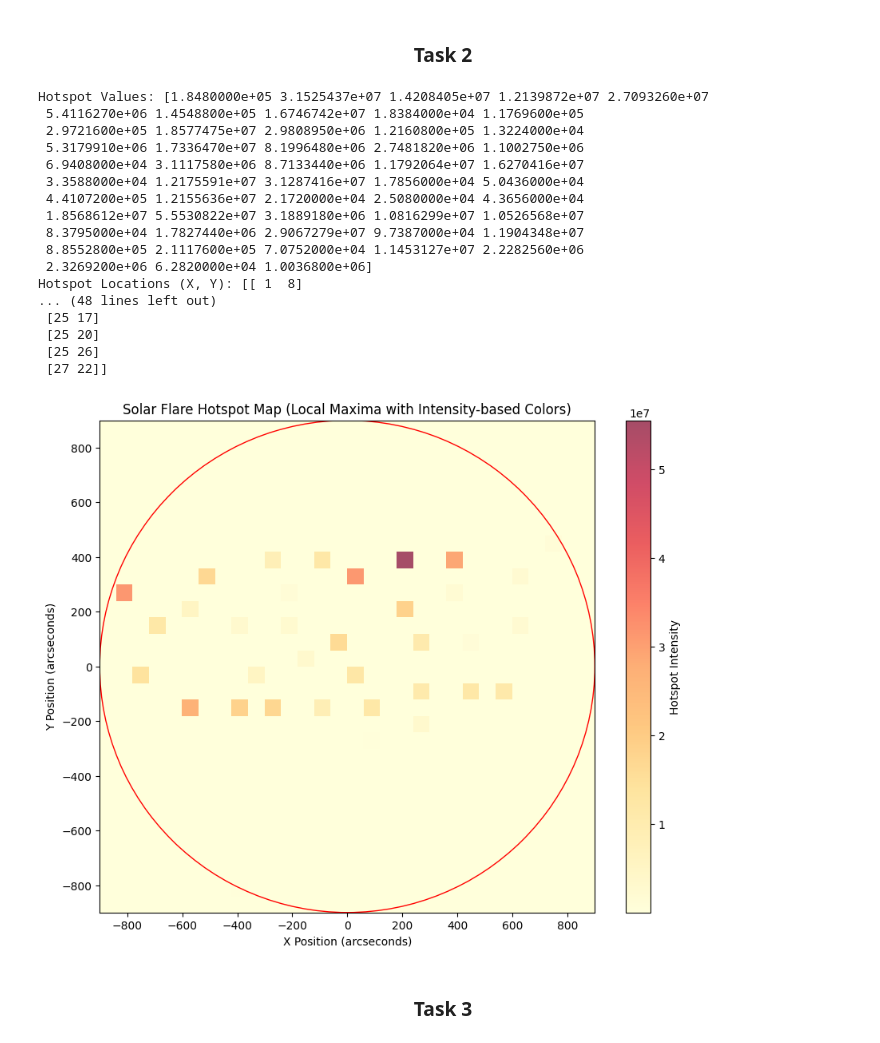
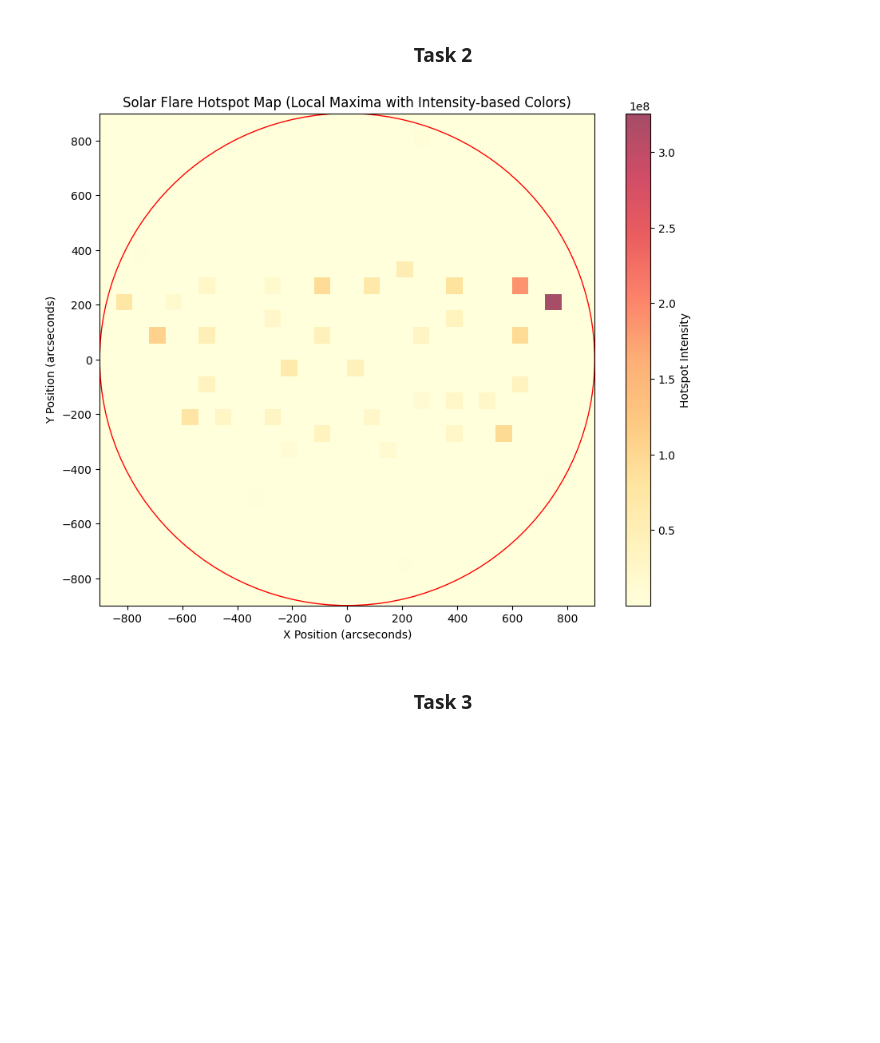
Before and after one commit to stphl/COSC3337-SolarFlaresProject, a Jupyter notebook: #2_Group_Group_Project.ipynb, the cells around one changed output. Drawn from its saved outputs; the diff is of its cells as text; code cells hidden in the pictures; blank space fills up the shorter version.

Commit message:
hotspot algorithm

```diff
--- a/#2_Group_Group_Project.ipynb
+++ b/#2_Group_Group_Project.ipynb
@@ -241,8 +241,9 @@ df = pd.read_csv('Solar_flare_RHESSI_2004_05.csv')
 circle_radius = 900  # Set the circle radius here
 
 # Filter data for months 1+2+3+4
-m_1to4 = ((df['year'] == 2004) & (df['month'].between(1, 4)))
-df_1to4 = df[m_1to4]
+# m_1to4 = ((df['year'] == 2004) & (df['month'].between(1, 4)))
+# df_1to4 = df[m_1to4]
+df_1to4 = df
 
 # Create a heatmap for months 1+2+3+4 with a logarithmic color scale
 heatmap1, xedges1, yedges1 = np.histogram2d(
@@ -251,7 +252,7 @@ heatmap1, xedges1, yedges1 = np.histogram2d(
 extent1 = [-circle_radius, circle_radius, -circle_radius, circle_radius]
 
 # Define a threshold for local maxima
-threshold = 1000  # Adjust this threshold as needed
+threshold = 100000  # Adjust this threshold as needed
 
 # Find local maxima in the heatmap
 def is_local_maximum(array, i, j, threshold):
@@ -266,53 +267,36 @@ hotspot_map = np.zeros_like(heatmap1, dtype=float)
 
 for i in range(1, heatmap1.shape[0] - 1):
     for j in range(1, heatmap1.shape[1] - 1):
         if heatmap1[i, j] >= threshold and is_local_maximum(heatmap1, i, j, threshold):
             hotspot_map[i, j] = heatmap1[i, j]
 
 # Get the values and locations of the hotspots
 hotspot_values = hotspot_map[hotspot_map > 0]
 hotspot_locations = np.column_stack(np.where(hotspot_map > 0))
 
 # Create a custom colormap to represent hotspot intensity
 cmap = plt.get_cmap('YlOrRd')
 norm = Normalize(vmin=np.min(hotspot_values), vmax=np.max(hotspot_values))
 
 # Create a plot of the hotspot map with intensity-based colors
 fig2, ax2 = plt.subplots(figsize=(10, 8))
 sc2 = ax2.imshow(
     hotspot_map.T, extent=extent1, origin='lower', aspect='auto', cmap=cmap, norm=norm, alpha=0.7
 )
 ax2.set_title('Solar Flare Hotspot Map (Local Maxima with Intensity-based Colors)')
 ax2.set_xlabel('X Position (arcseconds)')
 ax2.set_ylabel('Y Position (arcseconds)')
 circle2 = plt.Circle((0, 0), circle_radius, color='r', fill=False)
 ax2.add_artist(circle2)
 cbar2 = fig2.colorbar(sc2, ax=ax2, label='Hotspot Intensity')
 
 # Output the hotspot values and their locations
-print("Hotspot Values:", hotspot_values)
-print("Hotspot Locations (X, Y):", hotspot_locations)
+# print("Hotspot Values:", hotspot_values)
+# print("Hotspot Locations (X, Y):", hotspot_locations)
 
 plt.show()
 # %% [output]
-Hotspot Values: [1.8480000e+05 3.1525437e+07 1.4208405e+07 1.2139872e+07 2.7093260e+07
- 5.4116270e+06 1.4548800e+05 1.6746742e+07 1.8384000e+04 1.1769600e+05
- 2.9721600e+05 1.8577475e+07 2.9808950e+06 1.2160800e+05 1.3224000e+04
- 5.3179910e+06 1.7336470e+07 8.1996480e+06 2.7481820e+06 1.1002750e+06
- 6.9408000e+04 3.1117580e+06 8.7133440e+06 1.1792064e+07 1.6270416e+07
- 3.3588000e+04 1.2175591e+07 3.1287416e+07 1.7856000e+04 5.0436000e+04
- 4.4107200e+05 1.2155636e+07 2.1720000e+04 2.5080000e+04 4.3656000e+04
- 1.8568612e+07 5.5530822e+07 3.1889180e+06 1.0816299e+07 1.0526568e+07
- 8.3795000e+04 1.7827440e+06 2.9067279e+07 9.7387000e+04 1.1904348e+07
- 8.8552800e+05 2.1117600e+05 7.0752000e+04 1.1453127e+07 2.2282560e+06
- 2.3269200e+06 6.2820000e+04 1.0036800e+06]
-Hotspot Locations (X, Y): [[ 1  8]
-... (48 lines left out)
- [25 17]
- [25 20]
- [25 26]
- [27 22]]
-[figure, old version]
+[figure, new version]
 # %% [markdown]
 <h3><center><strong>Task 3</strong></center></h3>
 # %% [markdown]
```
